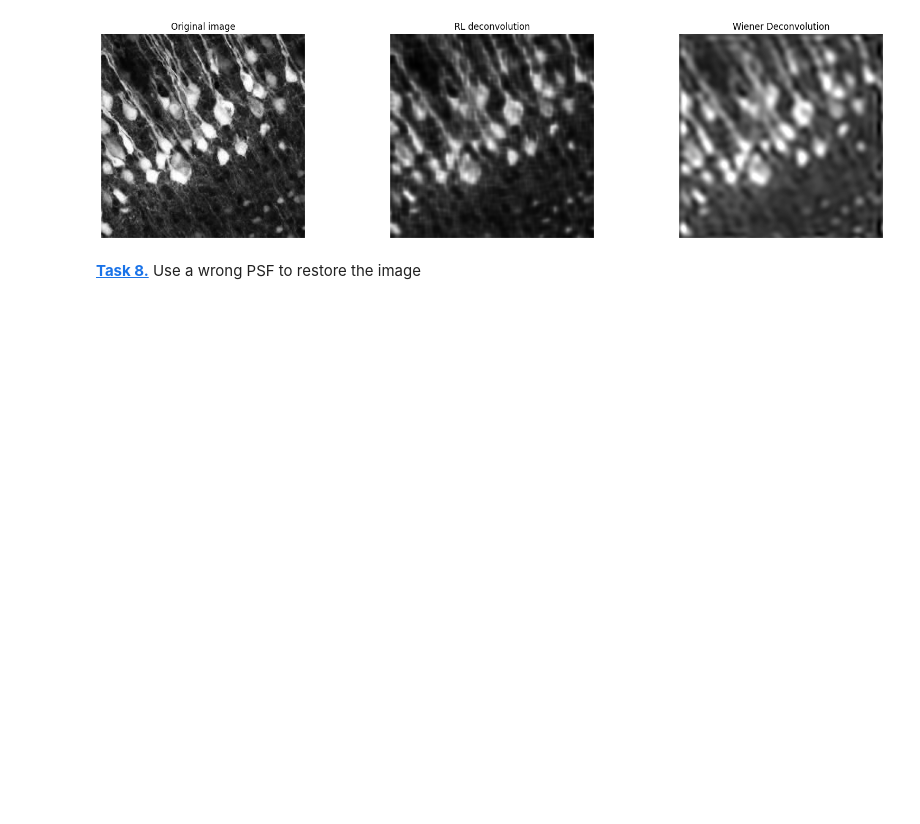
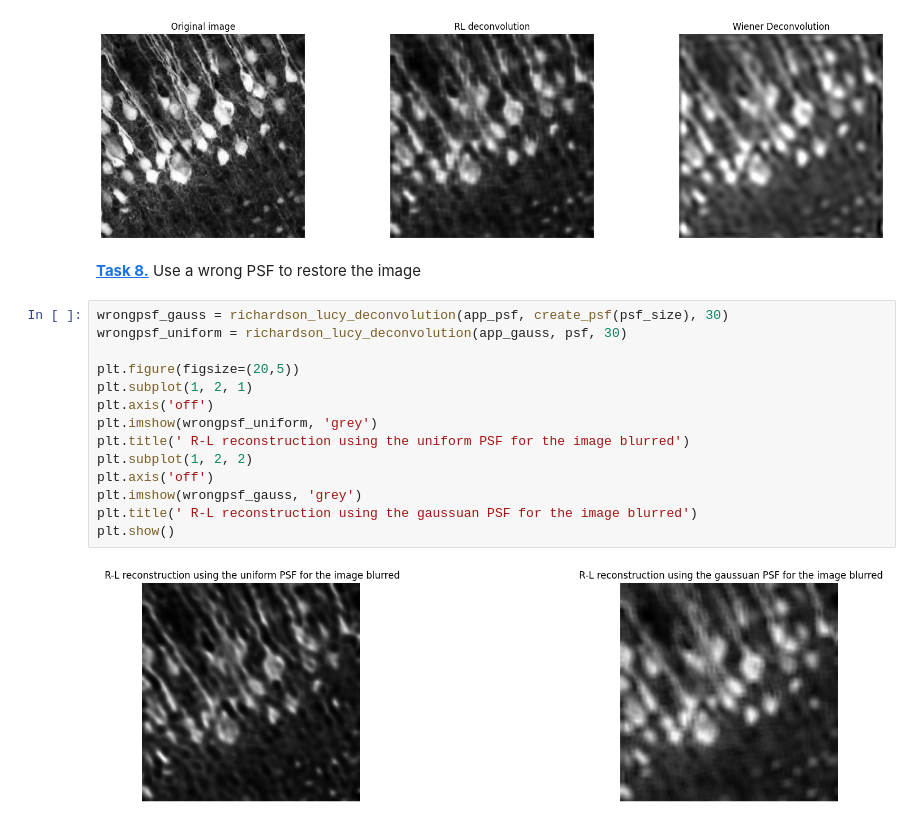
Before and after one commit to AminaSwob/mobi-fs5-python, a Jupyter notebook: deconvolution.ipynb, the cells around one changed output. Saved outputs shown, nothing was run; the diff lists cells and outputs as text; blank space fills up the shorter version.

```diff
--- a/deconvolution.ipynb
+++ b/deconvolution.ipynb
@@ -184,3 +184,19 @@ plt.show()
 [figure]
 # %% [markdown]
 **[Task 8.]()** Use a wrong PSF to restore the image
+# %%
+wrongpsf_gauss = richardson_lucy_deconvolution(app_psf, create_psf(psf_size), 30)
+wrongpsf_uniform = richardson_lucy_deconvolution(app_gauss, psf, 30)
+
+plt.figure(figsize=(20,5))
+plt.subplot(1, 2, 1)
+plt.axis('off')
+plt.imshow(wrongpsf_uniform, 'grey')
+plt.title(' R-L reconstruction using the uniform PSF for the image blurred')
+plt.subplot(1, 2, 2)
+plt.axis('off')
+plt.imshow(wrongpsf_gauss, 'grey')
+plt.title(' R-L reconstruction using the gaussuan PSF for the image blurred')
+plt.show()
+# %% [output]
+[figure, added]
```
